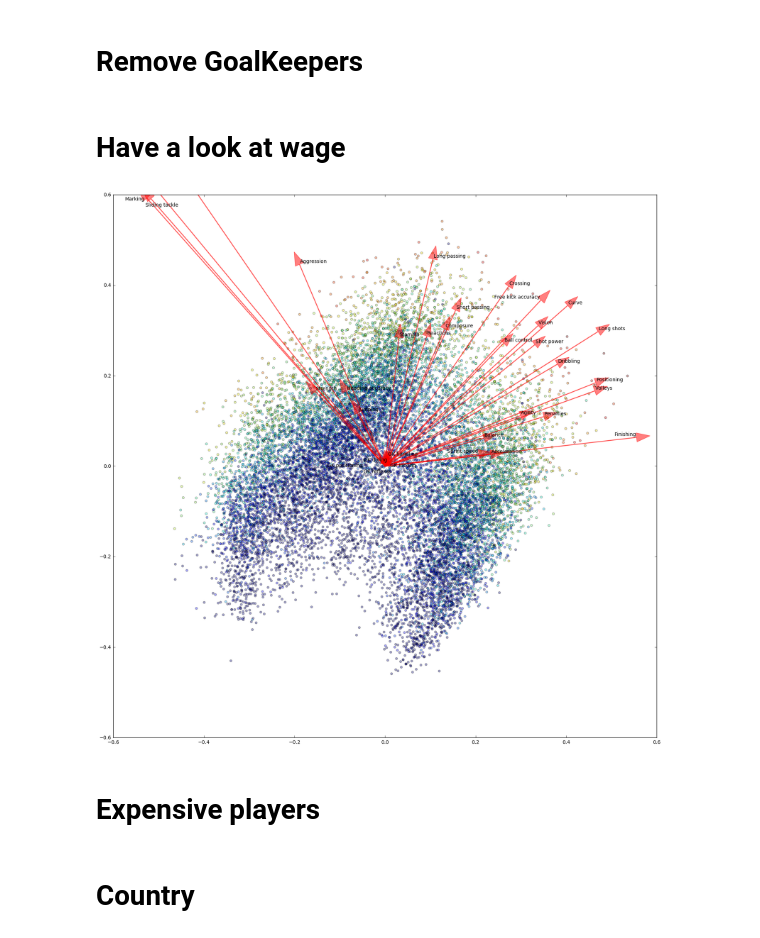
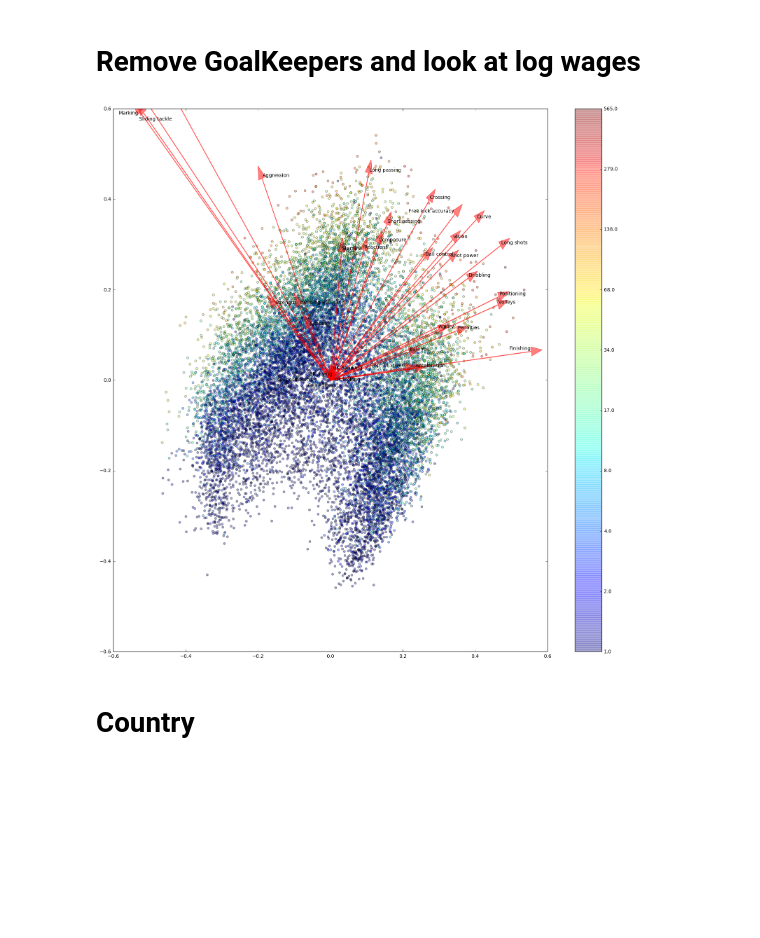
Before and after one commit to ReemaM20/Fifa18, a Jupyter notebook: fifa18 explore.ipynb, the cells around one changed output. Cells and saved outputs as stored; diff of their text form; code cells hidden in the pictures; blank space fills up the shorter version.

```diff
--- a/fifa18 explore.ipynb
+++ b/fifa18 explore.ipynb
@@ -55,7 +55,6 @@ players = players.fillna(players.mean())
 def get_attributes(players):
     attributes = players[attribute_names]
     attributes = attributes.apply(pd.to_numeric, errors='coerce', axis=0)
-    names = attributes.columns.values
     attributes = attributes.fillna(attributes.mean())
     return attributes
 
@@ -84,9 +83,6 @@ def biplot(dim_reduce,coeff,labels=None,color="blue",alpha=0.5):
         ax.arrow(0, 0, coeff[i,0]*arrow_scale, coeff[i,1]*arrow_scale,color = 'red',linestyle="-",alpha=0.5)
         annotations.append(ax.text(coeff[i,0]*arrow_scale, coeff[i,1]*arrow_scale, labels[i], color = 'black', ha = 'left', va = 'top'))
     adjust_text(annotations)
-
-    #cbar = fig.colorbar(cax, ticks=[0,1,2,3], orientation='horizontal')
-    #cbar.ax.set_xticklabels(['Foward','Midfield','Defender',"Goalkeeper"])  # horizontal colorbar
-    plt.show()
+    return fig,cax
 # %%
 dim_reduce, dim_reduce_fit = dim_reduction(attributes)
@@ -96,8 +95,7 @@ biplot(dim_reduce_fit,np.transpose(dim_reduce.components_[0:2, :]),labels=names,
 # %% [markdown]
-# Remove GoalKeepers
+# Remove GoalKeepers and look at log wages
 # %%
 no_gks = players[players["Preferred Positions 1"]!="GK"]
 attributes = get_attributes(no_gks)
 dim_reduce, dim_reduce_fit = dim_reduction(attributes)
+wage_col = no_gks["Wage log"]
-# %% [markdown]
-# Have a look at wage
@@ -106,9 +102,11 @@ wage = no_gks["Wage log"]
 # %%
-biplot(dim_reduce_fit,np.transpose(dim_reduce.components_[0:2, :]),labels=attributes.columns.values,color=wage,alpha=0.9)
+fig, cax = biplot(dim_reduce_fit,np.transpose(dim_reduce.components_[0:2, :]),labels=attributes.columns.values,color=wage_col,alpha=0.9)
+ticks = np.linspace(0,wage_col.max(),10)
+cbar = fig.colorbar(cax, ticks=ticks)
+cbar.ax.set_yticklabels(np.exp(ticks).round())  # vertically oriented colorbar
+plt.show()
 # %% [output]
-[figure, old version]
+[figure, new version]
-# %% [markdown]
-# Expensive players
 # %% [markdown]
 # Country
 # %%
```
Also changed, not shown: parts of 4 cells of this notebook.
